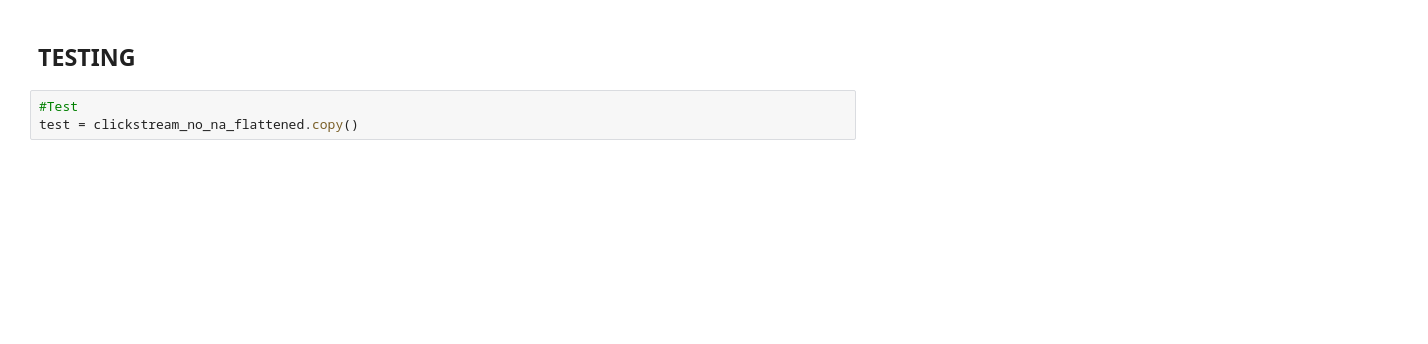
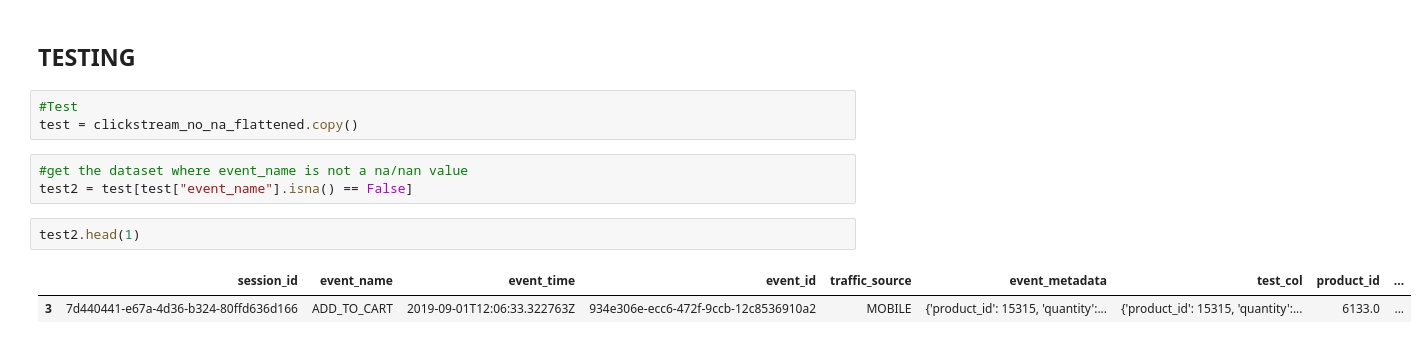
Before and after one commit to ganiosh92/DA-ecommerce-clickstream-analytics, a Jupyter notebook: clickstream_analysis.ipynb, the cells around one changed output. Drawn from its saved outputs; the diff is of its cells as text; blank space fills up the shorter version.

```diff
--- a/clickstream_analysis.ipynb
+++ b/clickstream_analysis.ipynb
@@ -78,3 +78,11 @@ clickstream_no_na_flattened.head()
 # %%
 #Test
 test = clickstream_no_na_flattened.copy()
+# %%
+#get the dataset where event_name is not a na/nan value
+test2 = test[test["event_name"].isna() == False]
+# %%
+test2.head(1)
+# %% [output]
+|  | session_id | event_name | event_time | event_id | traffic_source | event_metadata | test_col | product_id | ... |
+| 3 | 7d440441-e67a-4d36-b324-80ffd636d166 | ADD_TO_CART | 2019-09-01T12:06:33.322763Z | 934e306e-ecc6-472f-9ccb-12c8536910a2 | MOBILE | {'product_id': 15315, 'quantity':... | {'product_id': 15315, 'quantity':... | 6133.0 | ... |
```
Also changed, not shown: parts of 5 cells of this notebook.
